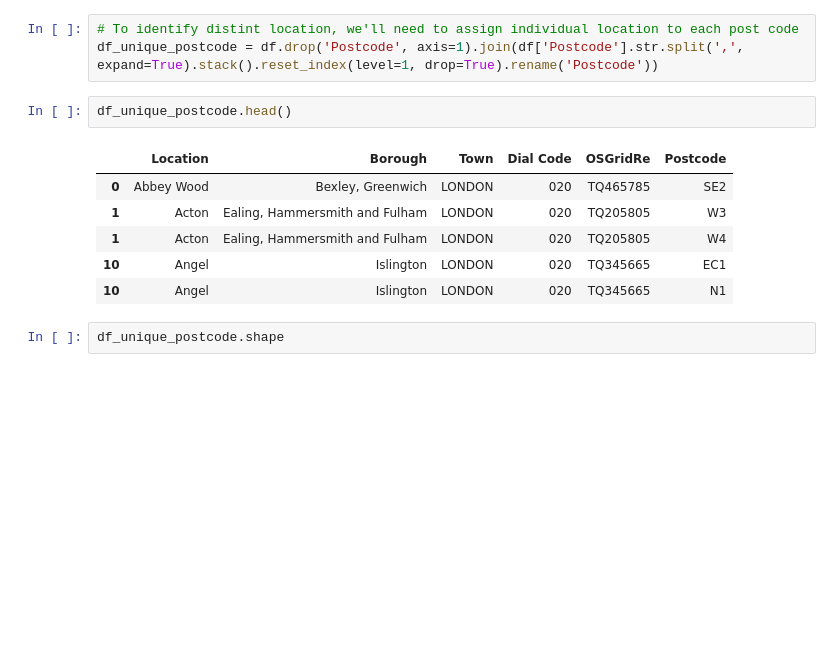
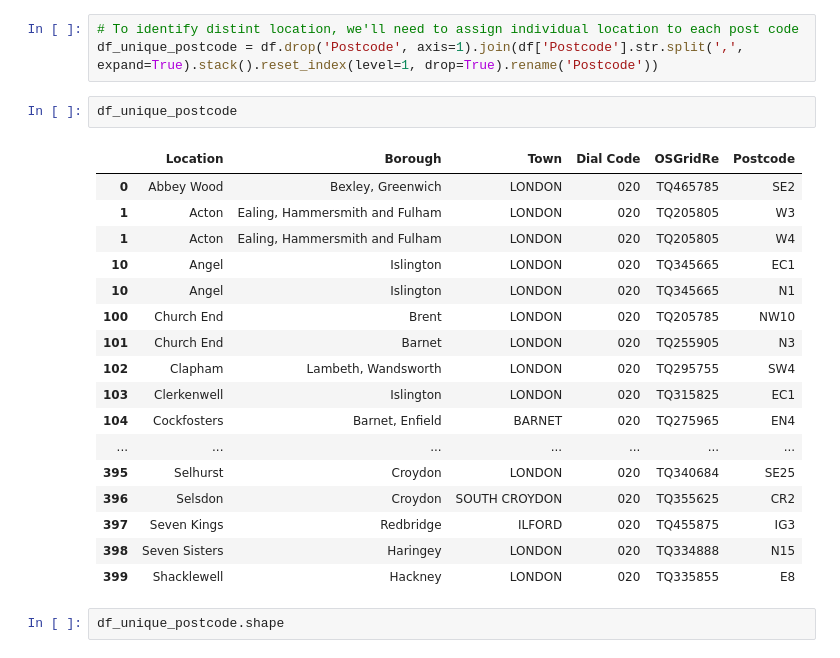
Before and after one commit to willokans/Coursera_Capstone, a Jupyter notebook: Part II - Restaurants in Dublin.ipynb, the cells around one changed output. Saved outputs shown, nothing was run; the diff lists cells and outputs as text; blank space fills up the shorter version.

```diff
--- a/Part II - Restaurants in Dublin.ipynb
+++ b/Part II - Restaurants in Dublin.ipynb
@@ -165,14 +165,25 @@ df.shape
 # To identify distint location, we'll need to assign individual location to each post code
 df_unique_postcode = df.drop('Postcode', axis=1).join(df['Postcode'].str.split(',', expand=True).stack().reset_index(level=1, drop=True).rename('Postcode'))
 # %%
-df_unique_postcode.head()
+df_unique_postcode
 # %% [output]
 |  | Location | Borough | Town | Dial Code | OSGridRe | Postcode |
 | 0 | Abbey Wood | Bexley, Greenwich | LONDON | 020 | TQ465785 | SE2 |
 | 1 | Acton | Ealing, Hammersmith and Fulham | LONDON | 020 | TQ205805 | W3 |
 | 1 | Acton | Ealing, Hammersmith and Fulham | LONDON | 020 | TQ205805 | W4 |
 | 10 | Angel | Islington | LONDON | 020 | TQ345665 | EC1 |
 | 10 | Angel | Islington | LONDON | 020 | TQ345665 | N1 |
+| 100 | Church End | Brent | LONDON | 020 | TQ205785 | NW10 |
+| 101 | Church End | Barnet | LONDON | 020 | TQ255905 | N3 |
+| 102 | Clapham | Lambeth, Wandsworth | LONDON | 020 | TQ295755 | SW4 |
+| 103 | Clerkenwell | Islington | LONDON | 020 | TQ315825 | EC1 |
+| 104 | Cockfosters | Barnet, Enfield | BARNET | 020 | TQ275965 | EN4 |
+| ... | ... | ... | ... | ... | ... | ... |
+| 395 | Selhurst | Croydon | LONDON | 020 | TQ340684 | SE25 |
+| 396 | Selsdon | Croydon | SOUTH CROYDON | 020 | TQ355625 | CR2 |
+| 397 | Seven Kings | Redbridge | ILFORD | 020 | TQ455875 | IG3 |
+| 398 | Seven Sisters | Haringey | LONDON | 020 | TQ334888 | N15 |
+| 399 | Shacklewell | Hackney | LONDON | 020 | TQ335855 | E8 |
 # %%
 df_unique_postcode.shape
 # %% [output]
```
Also changed, not shown: parts of 4 cells of this notebook.
